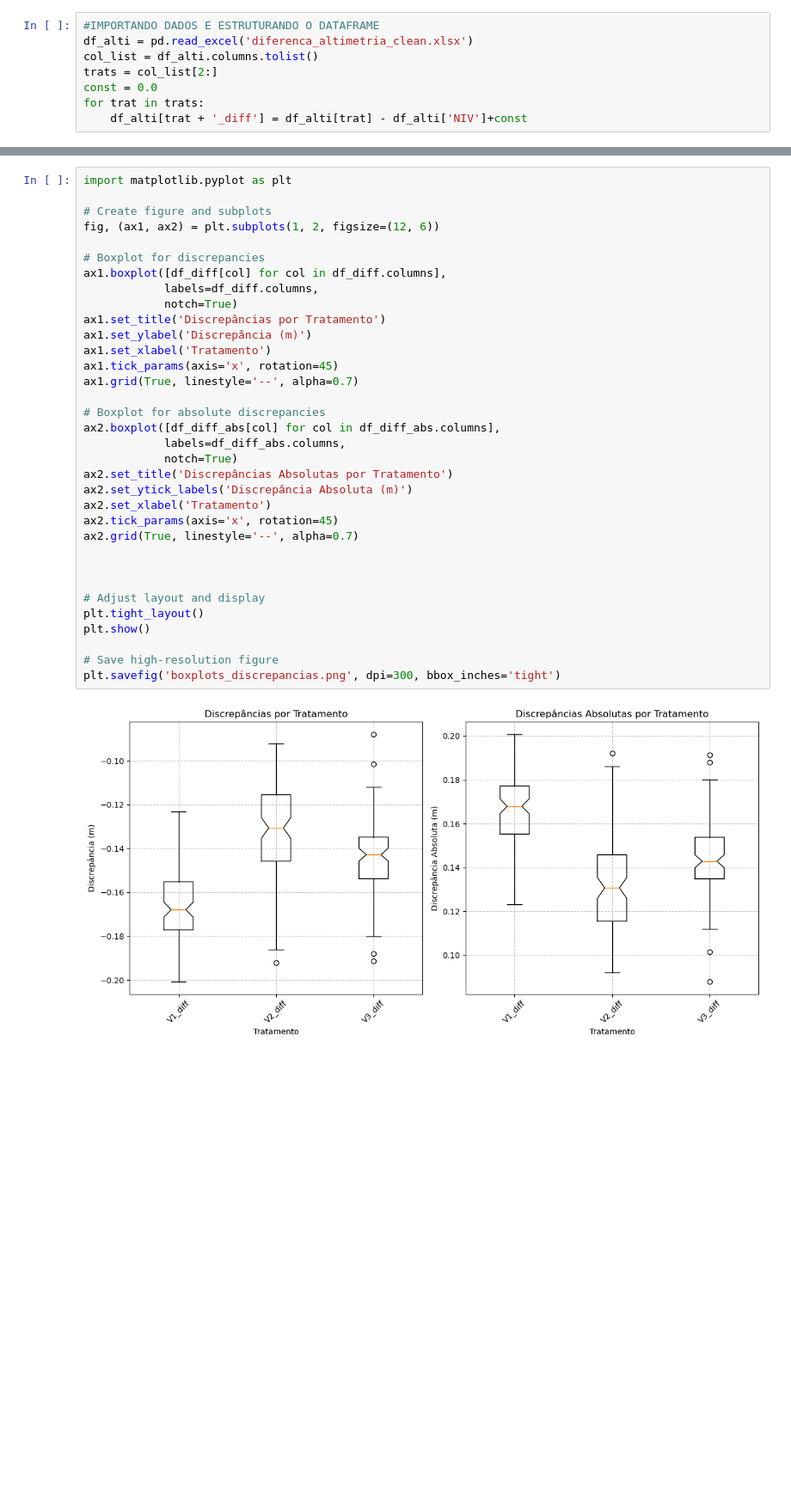
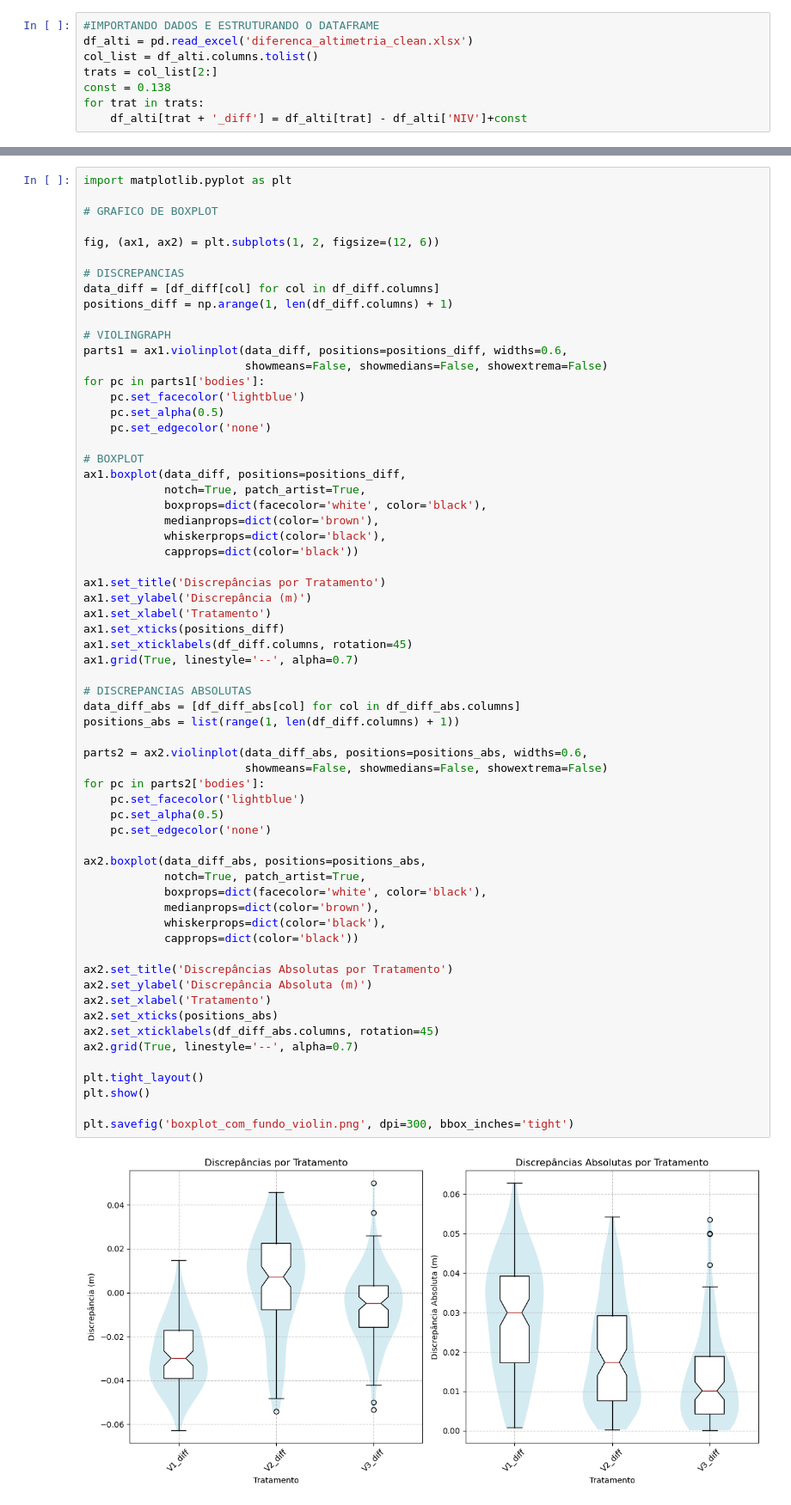
Before and after one commit to pedrolobato-hub/Artigo-RTX-Moto, a Jupyter notebook: STATS.ipynb, the cells around one changed output, grey strips where cells are left out. Shown at 86% size. Drawn from its saved outputs; the diff is of its cells as text; blank space fills up the shorter version.

```diff
--- a/STATS.ipynb
+++ b/STATS.ipynb
@@ -6,7 +8,7 @@ import pandas as pd
 df_alti = pd.read_excel('diferenca_altimetria_clean.xlsx')
 col_list = df_alti.columns.tolist()
 trats = col_list[2:]
-const = 0.0
+const = 0.138
 for trat in trats:
     df_alti[trat + '_diff'] = df_alti[trat] - df_alti['NIV']+const
 # %%
@@ -28,37 +126,66 @@ with pd.ExcelWriter('estatistica_descritiva_diferencas.xlsx') as writer:
 # %%
 import matplotlib.pyplot as plt
 
-# Create figure and subplots
+# GRAFICO DE BOXPLOT
+
 fig, (ax1, ax2) = plt.subplots(1, 2, figsize=(12, 6))
 
-# Boxplot for discrepancies
-ax1.boxplot([df_diff[col] for col in df_diff.columns],
-            labels=df_diff.columns,
-            notch=True)
+# DISCREPANCIAS
+data_diff = [df_diff[col] for col in df_diff.columns]
+positions_diff = np.arange(1, len(df_diff.columns) + 1)
+
+# VIOLINGRAPH
+parts1 = ax1.violinplot(data_diff, positions=positions_diff, widths=0.6,
+                        showmeans=False, showmedians=False, showextrema=False)
+for pc in parts1['bodies']:
+    pc.set_facecolor('lightblue')
+    pc.set_alpha(0.5)
+    pc.set_edgecolor('none')
+
+# BOXPLOT
+ax1.boxplot(data_diff, positions=positions_diff,
+            notch=True, patch_artist=True,
+            boxprops=dict(facecolor='white', color='black'),
+            medianprops=dict(color='brown'),
+            whiskerprops=dict(color='black'),
+            capprops=dict(color='black'))
+
 ax1.set_title('Discrepâncias por Tratamento')
 ax1.set_ylabel('Discrepância (m)')
 ax1.set_xlabel('Tratamento')
-ax1.tick_params(axis='x', rotation=45)
+ax1.set_xticks(positions_diff)
+ax1.set_xticklabels(df_diff.columns, rotation=45)
 ax1.grid(True, linestyle='--', alpha=0.7)
 
-# Boxplot for absolute discrepancies
-ax2.boxplot([df_diff_abs[col] for col in df_diff_abs.columns],
-            labels=df_diff_abs.columns,
-            notch=True)
+# DISCREPANCIAS ABSOLUTAS
+data_diff_abs = [df_diff_abs[col] for col in df_diff_abs.columns]
+positions_abs = list(range(1, len(df_diff.columns) + 1))
+
+parts2 = ax2.violinplot(data_diff_abs, positions=positions_abs, widths=0.6,
+                        showmeans=False, showmedians=False, showextrema=False)
+for pc in parts2['bodies']:
+    pc.set_facecolor('lightblue')
+    pc.set_alpha(0.5)
+    pc.set_edgecolor('none')
+
+ax2.boxplot(data_diff_abs, positions=positions_abs,
+            notch=True, patch_artist=True,
+            boxprops=dict(facecolor='white', color='black'),
+            medianprops=dict(color='brown'),
+            whiskerprops=dict(color='black'),
+            capprops=dict(color='black'))
+
 ax2.set_title('Discrepâncias Absolutas por Tratamento')
-ax2.set_ytick_labels('Discrepância Absoluta (m)')
+ax2.set_ylabel('Discrepância Absoluta (m)')
 ax2.set_xlabel('Tratamento')
-ax2.tick_params(axis='x', rotation=45)
+ax2.set_xticks(positions_abs)
+ax2.set_xticklabels(df_diff_abs.columns, rotation=45)
 ax2.grid(True, linestyle='--', alpha=0.7)
 
-
-
-# Adjust layout and display
 plt.tight_layout()
 plt.show()
 
-# Save high-resolution figure
-plt.savefig('boxplots_discrepancias.png', dpi=300, bbox_inches='tight')
+plt.savefig('boxplot_com_fundo_violin.png', dpi=300, bbox_inches='tight')
 # %% [output]
-[figure, old version]
+[figure, new version]
 <Figure size 640x480 with 0 Axes>
```
Also changed, not shown: parts of 6 cells of this notebook, 11 other files.
